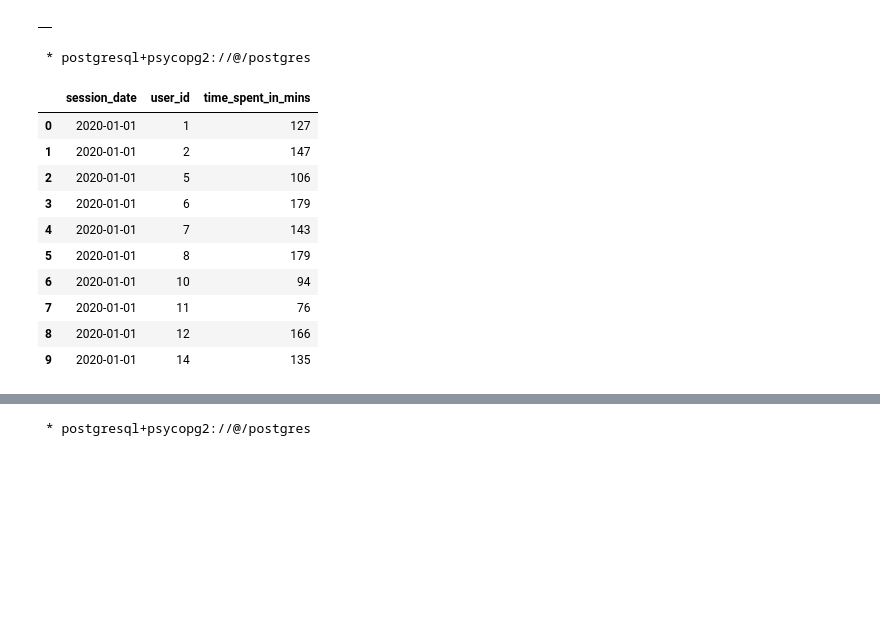
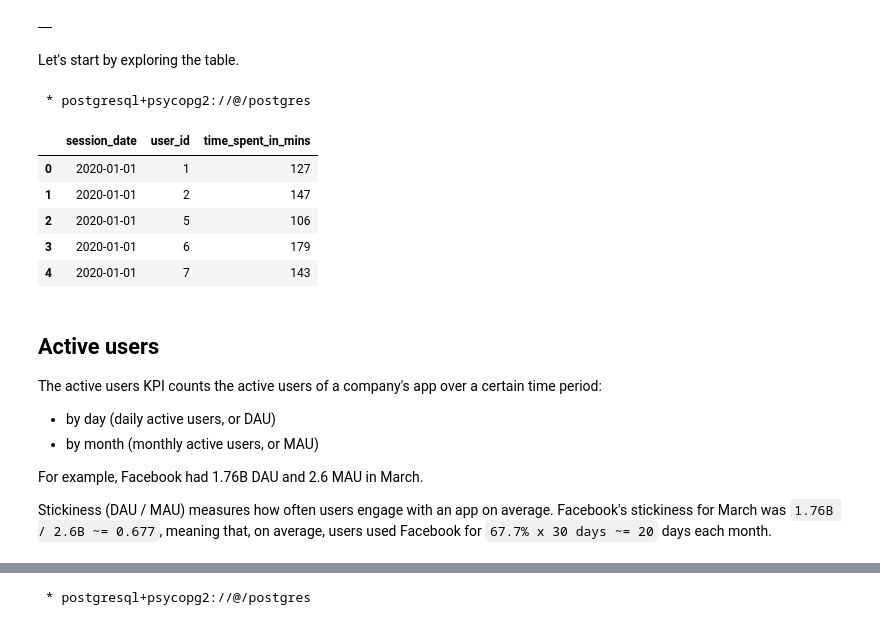
Before and after one commit to datacamp/data-analysis-in-sql-live-training, a Jupyter notebook: notebooks/PostgreSQL_live_session_template.ipynb, the cells around one changed output, grey strips where cells are left out. Drawn from its saved outputs; the diff is of its cells as text; code cells hidden in the pictures; blank space fills up the shorter version.

```diff
--- a/notebooks/PostgreSQL_live_session_template.ipynb
+++ b/notebooks/PostgreSQL_live_session_template.ipynb
@@ -66,26 +60,34 @@ FROM '/content/user_data.csv' DELIMITER ',' CSV HEADER;
 # %% [output]
  * postgresql+psycopg2://@/postgres
 |  |
+# %% [markdown]
+Let's start by exploring the table.
 # %%
 %%sql
--- SELECT first 10 rows
+
+-- SELECT first 5 rows
 
 SELECT *
 FROM user_sessions
-LIMIT 10;
+LIMIT 5;
 # %% [output]
  * postgresql+psycopg2://@/postgres
 |  | session_date | user_id | time_spent_in_mins |
 | 0 | 2020-01-01 | 1 | 127 |
 | 1 | 2020-01-01 | 2 | 147 |
 | 2 | 2020-01-01 | 5 | 106 |
 | 3 | 2020-01-01 | 6 | 179 |
 | 4 | 2020-01-01 | 7 | 143 |
-| 5 | 2020-01-01 | 8 | 179 |
-| 6 | 2020-01-01 | 10 | 94 |
-| 7 | 2020-01-01 | 11 | 76 |
-| 8 | 2020-01-01 | 12 | 166 |
-| 9 | 2020-01-01 | 14 | 135 |
+# %% [markdown]
+## Active users
+
+The active users KPI counts the active users of a company's app over a certain time period:
+- by day (daily active users, or DAU)
+- by month (monthly active users, or MAU)
+
+For example, Facebook had 1.76B DAU and 2.6 MAU in March.
+
+Stickiness (DAU / MAU) measures how often users engage with an app on average. Facebook's stickiness for March was `1.76B / 2.6B ~= 0.677`, meaning that, on average, users used Facebook for `67.7% x 30 days ~= 20` days each month.
 # %%
 %%sql
 
```
Also changed, not shown: parts of 3 cells of this notebook.
